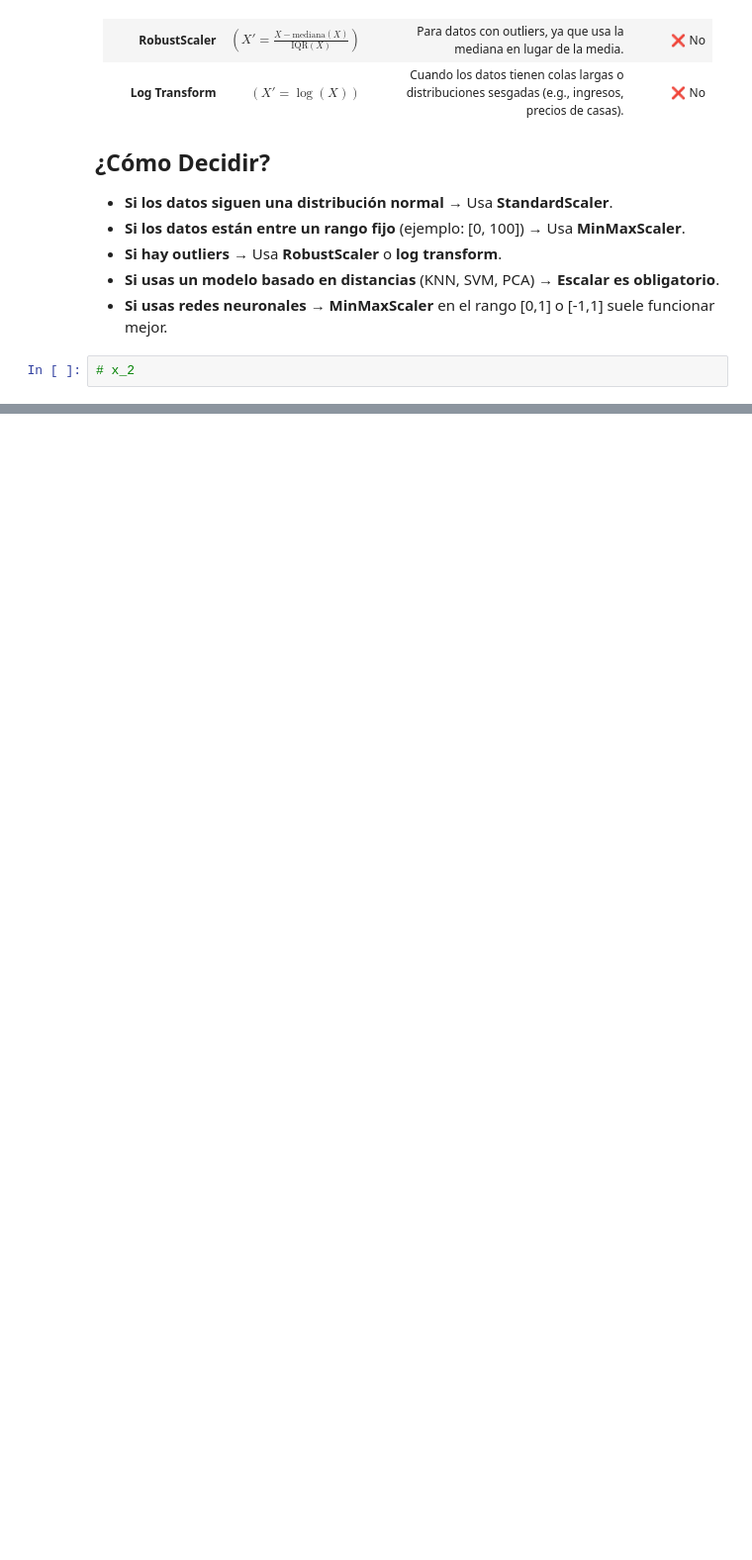
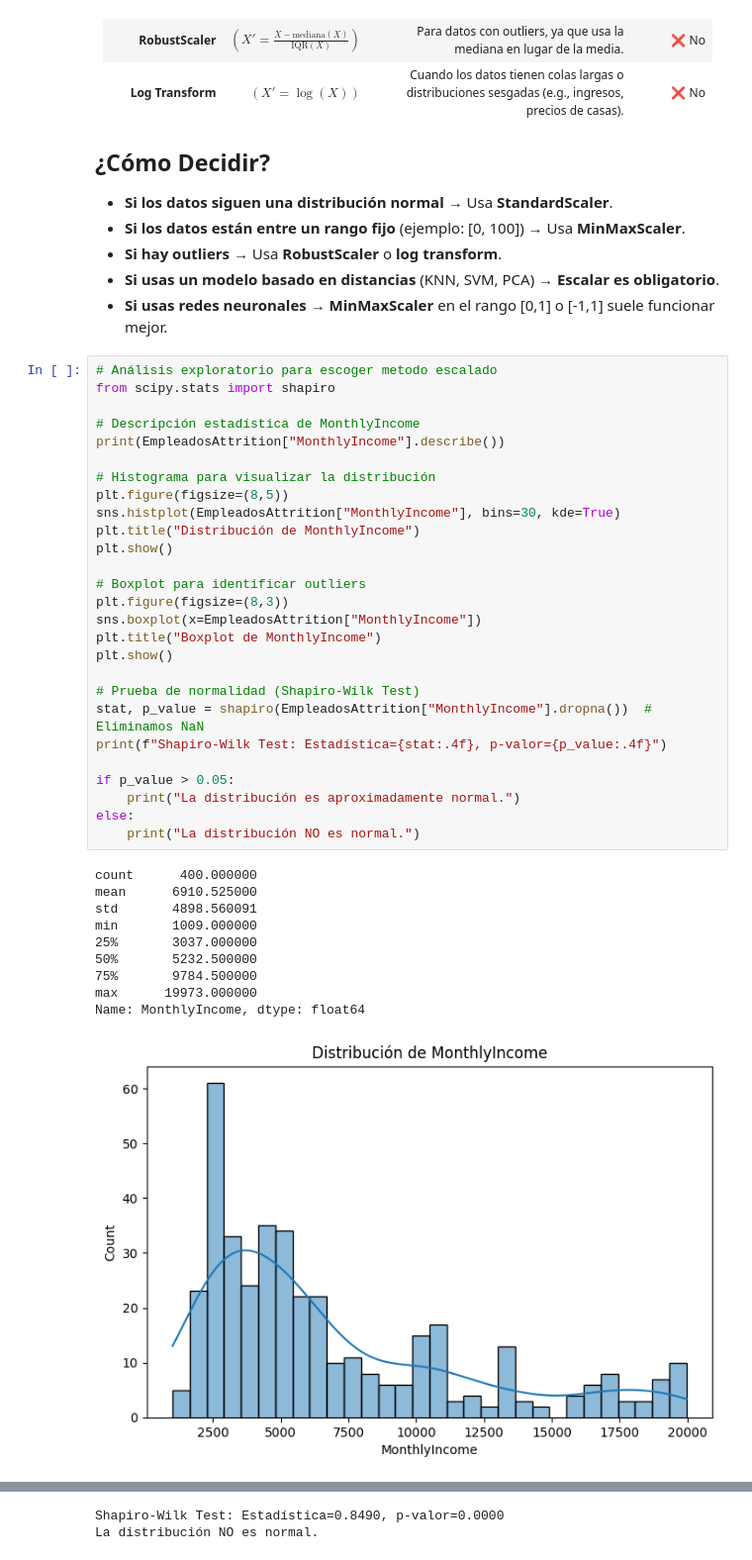
Before and after one commit to ADRIANVM117/TEC_MTY_PORTAFOLIO, a Jupyter notebook: RetoEmpleados/RetoEmpleados.ipynb, the cells around one changed output, grey strips where cells are left out. Shown at 99% size. Drawn from its saved outputs; the diff is of its cells as text; blank space fills up the shorter version.

Commit message:
Actualización de RetoEmpleados.ipynb y nuevo archivo EmpleadosAttritionFinal.csv

```diff
--- a/RetoEmpleados/RetoEmpleados.ipynb
+++ b/RetoEmpleados/RetoEmpleados.ipynb
@@ -144,5 +143,41 @@ SueldoPromedioDepto.head()
 - **Si hay outliers** → Usa **RobustScaler** o **log transform**.
 - **Si usas un modelo basado en distancias** (KNN, SVM, PCA) → **Escalar es obligatorio**.
 - **Si usas redes neuronales** → **MinMaxScaler** en el rango [0,1] o [-1,1] suele funcionar mejor.
-# %%
-# x_2
+# %%
+# Análisis exploratorio para escoger metodo escalado
+from scipy.stats import shapiro
+
+# Descripción estadística de MonthlyIncome
+print(EmpleadosAttrition["MonthlyIncome"].describe())
+
+# Histograma para visualizar la distribución
+plt.figure(figsize=(8,5))
+sns.histplot(EmpleadosAttrition["MonthlyIncome"], bins=30, kde=True)
+plt.title("Distribución de MonthlyIncome")
+plt.show()
+
+# Boxplot para identificar outliers
+plt.figure(figsize=(8,3))
+sns.boxplot(x=EmpleadosAttrition["MonthlyIncome"])
+plt.title("Boxplot de MonthlyIncome")
+plt.show()
+
+# Prueba de normalidad (Shapiro-Wilk Test)
+stat, p_value = shapiro(EmpleadosAttrition["MonthlyIncome"].dropna())  # Eliminamos NaN
+print(f"Shapiro-Wilk Test: Estadística={stat:.4f}, p-valor={p_value:.4f}")
+
+if p_value > 0.05:
+    print("La distribución es aproximadamente normal.")
+else:
+    print("La distribución NO es normal.")
+# %% [output]
+count      400.000000
+mean      6910.525000
+std       4898.560091
+min       1009.000000
+25%       3037.000000
+50%       5232.500000
+75%       9784.500000
+max      19973.000000
+Name: MonthlyIncome, dtype: float64
+[figure, added]
@@ -148,0 +185,2 @@ SueldoPromedioDepto.head()
+Shapiro-Wilk Test: Estadística=0.8490, p-valor=0.0000
+La distribución NO es normal.
```
Also changed, not shown: parts of 21 cells of this notebook, 1 other file.
